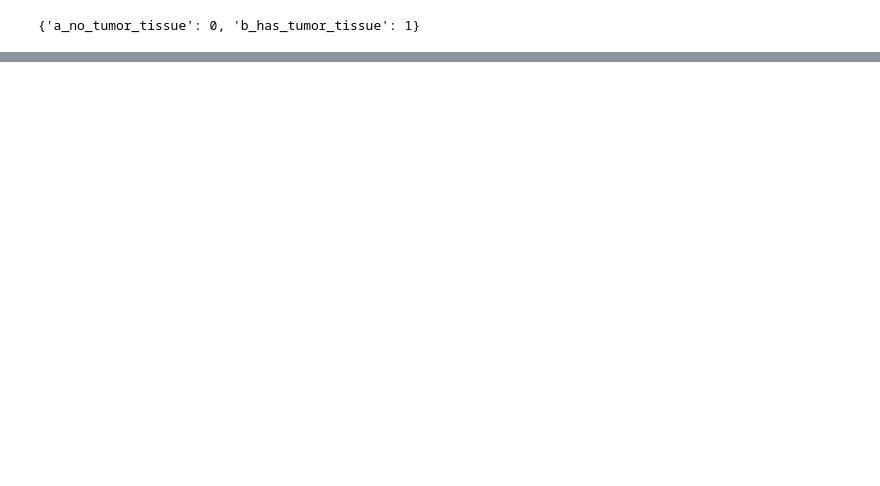
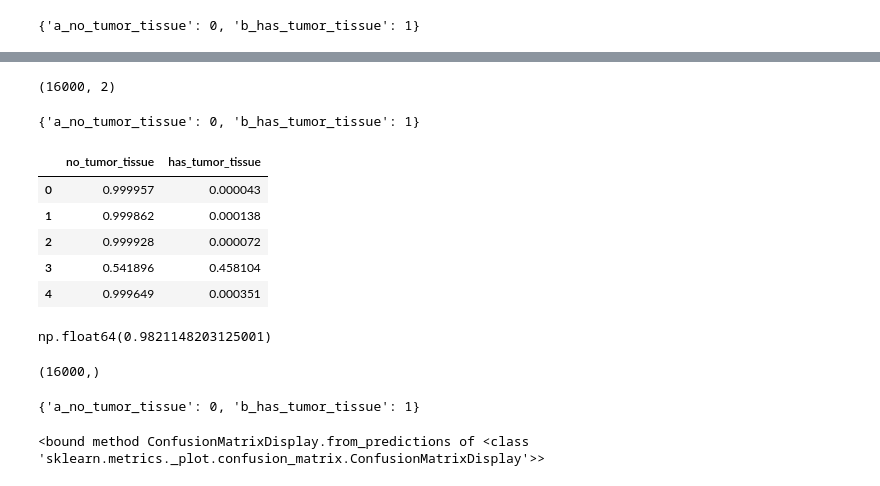
Before and after one commit to ekambaranath/CNN, a Jupyter notebook: CNN.ipynb, the cells around one changed output, grey strips where cells are left out. Cells and saved outputs as stored; diff of their text form; code cells hidden in the pictures; blank space fills up the shorter version.

```diff
--- a/CNN.ipynb
+++ b/CNN.ipynb
@@ -393,3 +444,8 @@ _________________________________________________________________
 # %%
-model.compile(Adam(lr=0.0001), loss='binary_crossentropy',
-              metrics=['accuracy'])
+from tensorflow.keras.optimizers import Adam
+
+model.compile(
+    optimizer=Adam(learning_rate=0.0001),
+    loss='binary_crossentropy',
+    metrics=['accuracy']
+)
@@ -402,0 +539,2 @@ print(val_gen.class_indices)
+# %%
+predictions = model.predict(test_gen, steps=len(df_val), verbose=1)
@@ -402,0 +543,20 @@ print(val_gen.class_indices)
+# %%
+predictions.shape
+# %% [output]
+(16000, 2)
+# %%
+# This is how to check what index keras has internally assigned to each class.
+test_gen.class_indices
+# %% [output]
+{'a_no_tumor_tissue': 0, 'b_has_tumor_tissue': 1}
+# %%
+df_preds = pd.DataFrame(predictions, columns=['no_tumor_tissue', 'has_tumor_tissue'])
+
+df_preds.head()
+# %% [output]
+|  | no_tumor_tissue | has_tumor_tissue |
+| 0 | 0.999957 | 0.000043 |
+| 1 | 0.999862 | 0.000138 |
+| 2 | 0.999928 | 0.000072 |
+| 3 | 0.541896 | 0.458104 |
+| 4 | 0.999649 | 0.000351 |
@@ -402,0 +569,24 @@ print(val_gen.class_indices)
+# %%
+from sklearn.metrics import roc_auc_score
+
+roc_auc_score(y_true, y_pred)
+# %% [output]
+np.float64(0.9821148203125001)
+# %%
+
+test_labels = test_gen.classes
+test_labels.shape
+# %% [output]
+(16000,)
+# %%
+# argmax returns the index of the max value in a row
+cm = confusion_matrix(test_labels, predictions.argmax(axis=1))
+# Print the label associated with each class
+test_gen.class_indices
+# %% [output]
+{'a_no_tumor_tissue': 0, 'b_has_tumor_tissue': 1}
+# %%
+from sklearn.metrics import ConfusionMatrixDisplay, confusion_matrix
+ConfusionMatrixDisplay.from_predictions
+# %% [output]
+<bound method ConfusionMatrixDisplay.from_predictions of <class 'sklearn.metrics._plot.confusion_matrix.ConfusionMatrixDisplay'>>
```
Also changed, not shown: parts of 38 cells of this notebook.
